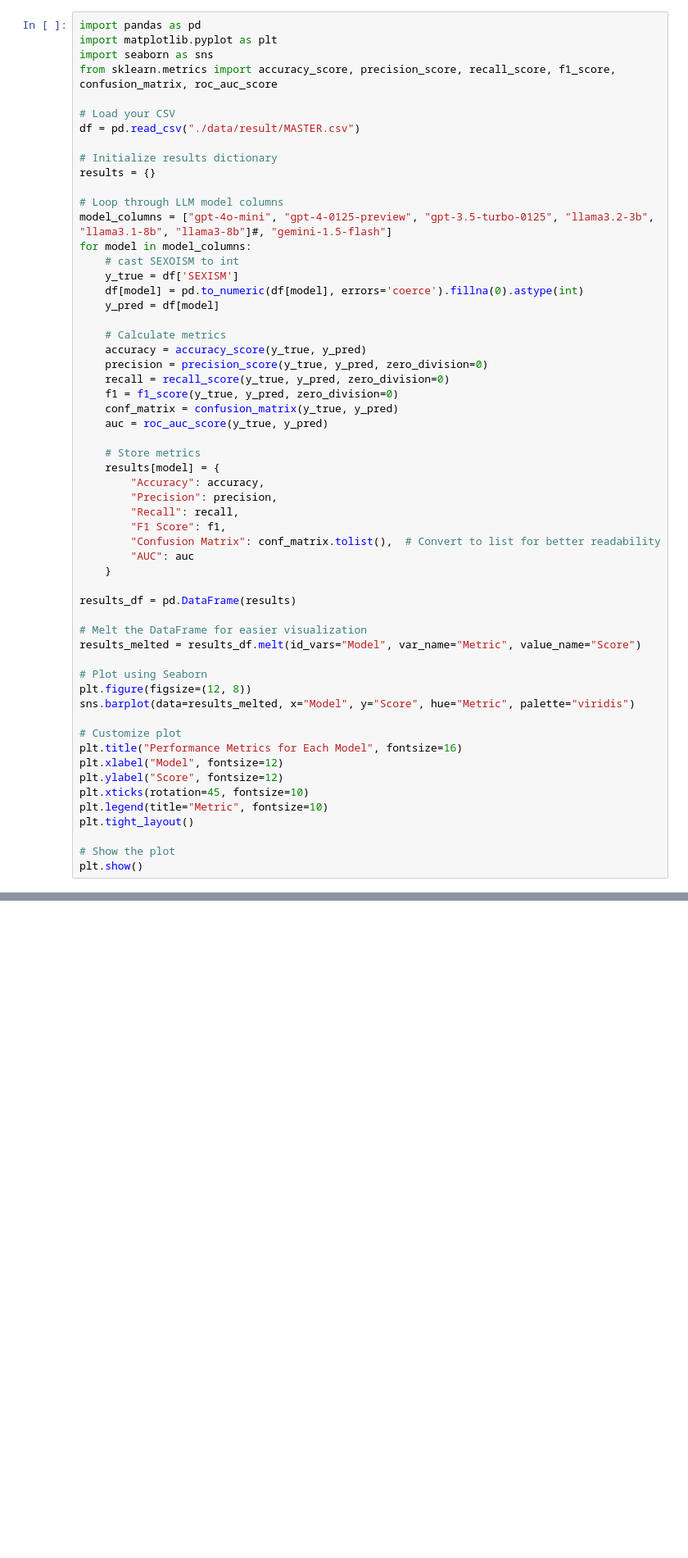
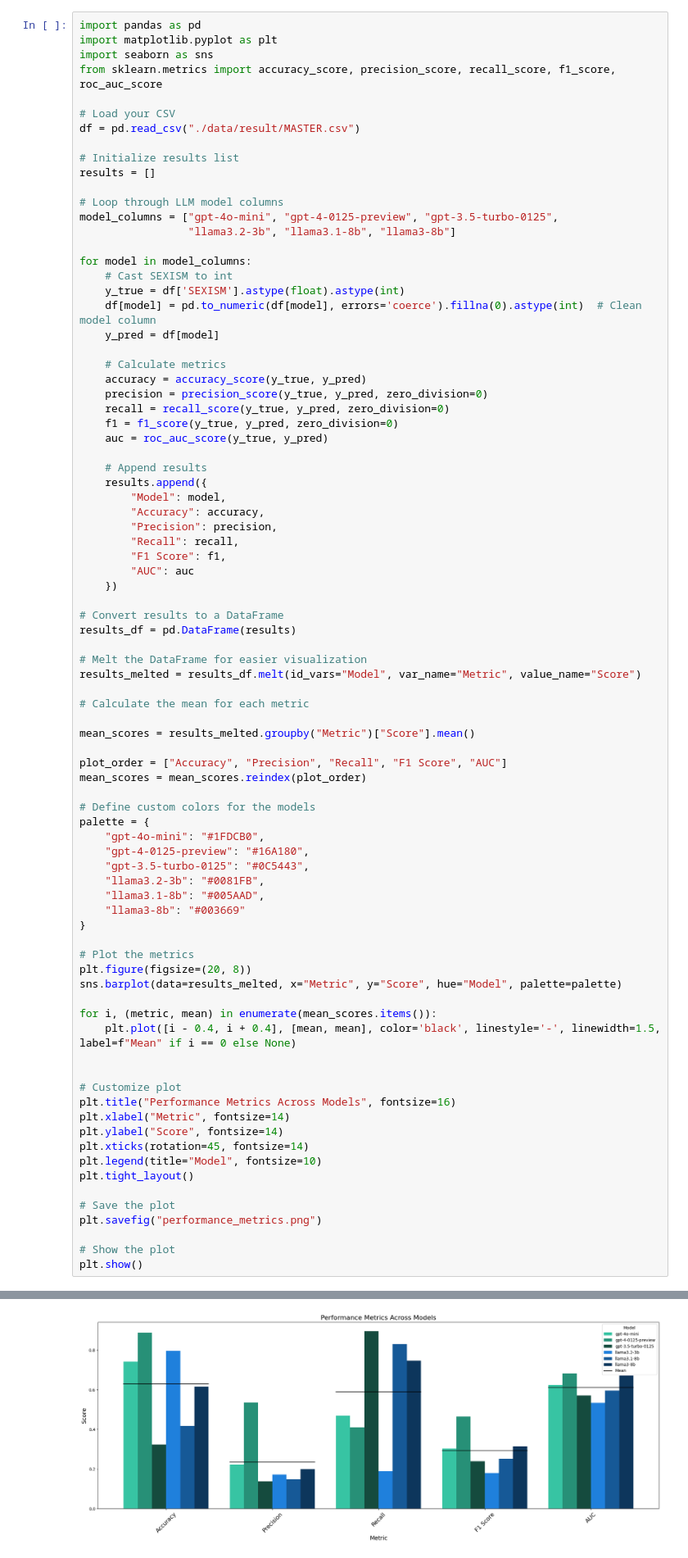
Before and after one commit to danylokhrin2/DataAnalyticsSeminar, a Jupyter notebook: evaluation.ipynb, the cells around one changed output, grey strips where cells are left out. Shown at 82% size. Saved outputs shown, nothing was run; the diff lists cells and outputs as text; blank space fills up the shorter version.

```diff
--- a/evaluation.ipynb
+++ b/evaluation.ipynb
@@ -2,20 +2,22 @@
 import pandas as pd
 import matplotlib.pyplot as plt
 import seaborn as sns
-from sklearn.metrics import accuracy_score, precision_score, recall_score, f1_score, confusion_matrix, roc_auc_score
+from sklearn.metrics import accuracy_score, precision_score, recall_score, f1_score, roc_auc_score
 
 # Load your CSV
 df = pd.read_csv("./data/result/MASTER.csv")
 
-# Initialize results dictionary
-results = {}
+# Initialize results list
+results = []
 
 # Loop through LLM model columns
-model_columns = ["gpt-4o-mini", "gpt-4-0125-preview", "gpt-3.5-turbo-0125", "llama3.2-3b", "llama3.1-8b", "llama3-8b"]#, "gemini-1.5-flash"]
+model_columns = ["gpt-4o-mini", "gpt-4-0125-preview", "gpt-3.5-turbo-0125",
+                 "llama3.2-3b", "llama3.1-8b", "llama3-8b"]
+
 for model in model_columns:
-    # cast SEXOISM to int
-    y_true = df['SEXISM']
-    df[model] = pd.to_numeric(df[model], errors='coerce').fillna(0).astype(int)
+    # Cast SEXISM to int
+    y_true = df['SEXISM'].astype(float).astype(int)
+    df[model] = pd.to_numeric(df[model], errors='coerce').fillna(0).astype(int)  # Clean model column
     y_pred = df[model]
 
     # Calculate metrics
@@ -23,35 +25,59 @@ for model in model_columns:
     precision = precision_score(y_true, y_pred, zero_division=0)
     recall = recall_score(y_true, y_pred, zero_division=0)
     f1 = f1_score(y_true, y_pred, zero_division=0)
-    conf_matrix = confusion_matrix(y_true, y_pred)
     auc = roc_auc_score(y_true, y_pred)
 
-    # Store metrics
-    results[model] = {
+    # Append results
+    results.append({
+        "Model": model,
         "Accuracy": accuracy,
         "Precision": precision,
         "Recall": recall,
         "F1 Score": f1,
-        "Confusion Matrix": conf_matrix.tolist(),  # Convert to list for better readability
         "AUC": auc
-    }
+    })
 
+# Convert results to a DataFrame
 results_df = pd.DataFrame(results)
 
 # Melt the DataFrame for easier visualization
 results_melted = results_df.melt(id_vars="Model", var_name="Metric", value_name="Score")
 
-# Plot using Seaborn
-plt.figure(figsize=(12, 8))
-sns.barplot(data=results_melted, x="Model", y="Score", hue="Metric", palette="viridis")
+# Calculate the mean for each metric
+
+mean_scores = results_melted.groupby("Metric")["Score"].mean()
+
+plot_order = ["Accuracy", "Precision", "Recall", "F1 Score", "AUC"]
+mean_scores = mean_scores.reindex(plot_order)
+
+# Define custom colors for the models
+palette = {
+    "gpt-4o-mini": "#1FDCB0",
+    "gpt-4-0125-preview": "#16A180",
+    "gpt-3.5-turbo-0125": "#0C5443",
+    "llama3.2-3b": "#0081FB",
+    "llama3.1-8b": "#005AAD",
+    "llama3-8b": "#003669"
+}
+
+# Plot the metrics
+plt.figure(figsize=(20, 8))
+sns.barplot(data=results_melted, x="Metric", y="Score", hue="Model", palette=palette)
+
+for i, (metric, mean) in enumerate(mean_scores.items()):
+    plt.plot([i - 0.4, i + 0.4], [mean, mean], color='black', linestyle='-', linewidth=1.5, label=f"Mean" if i == 0 else None)
+
 
 # Customize plot
-plt.title("Performance Metrics for Each Model", fontsize=16)
-plt.xlabel("Model", fontsize=12)
-plt.ylabel("Score", fontsize=12)
-plt.xticks(rotation=45, fontsize=10)
-plt.legend(title="Metric", fontsize=10)
+plt.title("Performance Metrics Across Models", fontsize=16)
+plt.xlabel("Metric", fontsize=14)
+plt.ylabel("Score", fontsize=14)
+plt.xticks(rotation=45, fontsize=14)
+plt.legend(title="Model", fontsize=10)
 plt.tight_layout()
+
+# Save the plot
+plt.savefig("performance_metrics.png")
 
 # Show the plot
 plt.show()
@@ -59,0 +85 @@ KeyError: "The following id_vars or value_vars are not present in the DataFrame:
+[figure, added]
```
Also changed, not shown: parts of 5 cells of this notebook, 13 other files.
